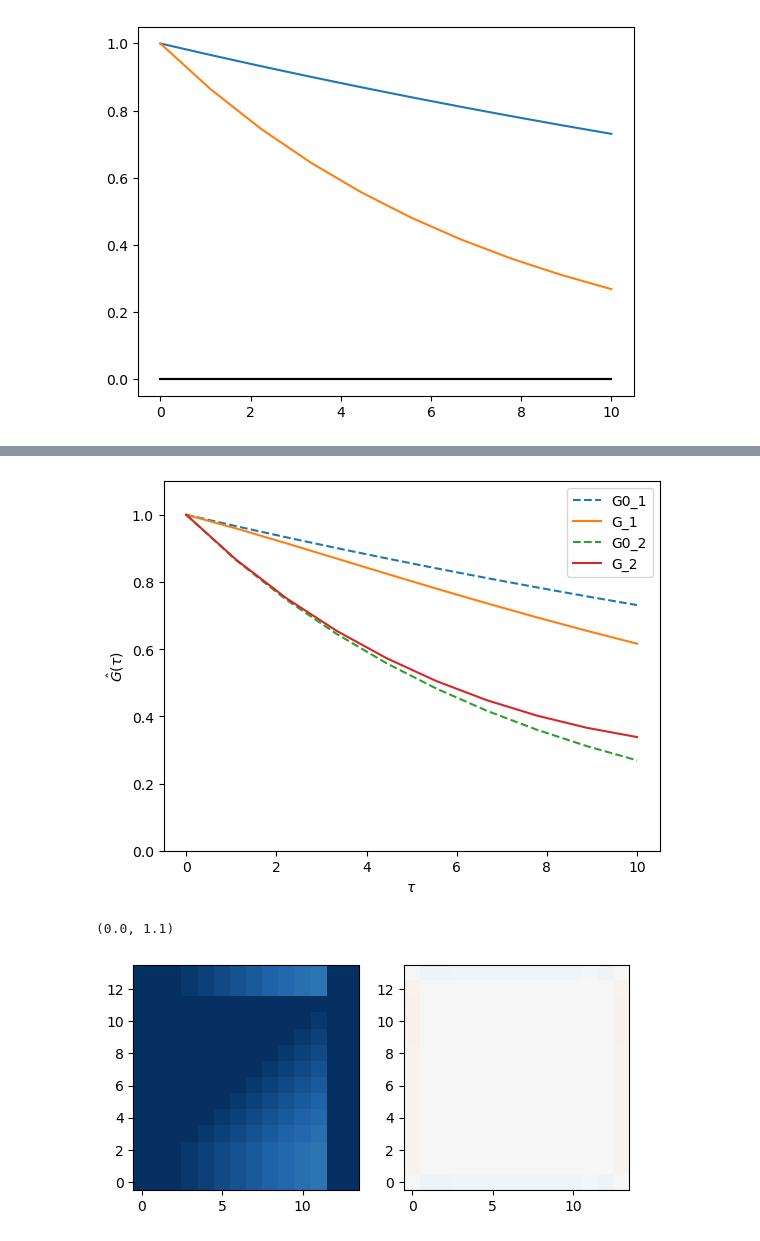
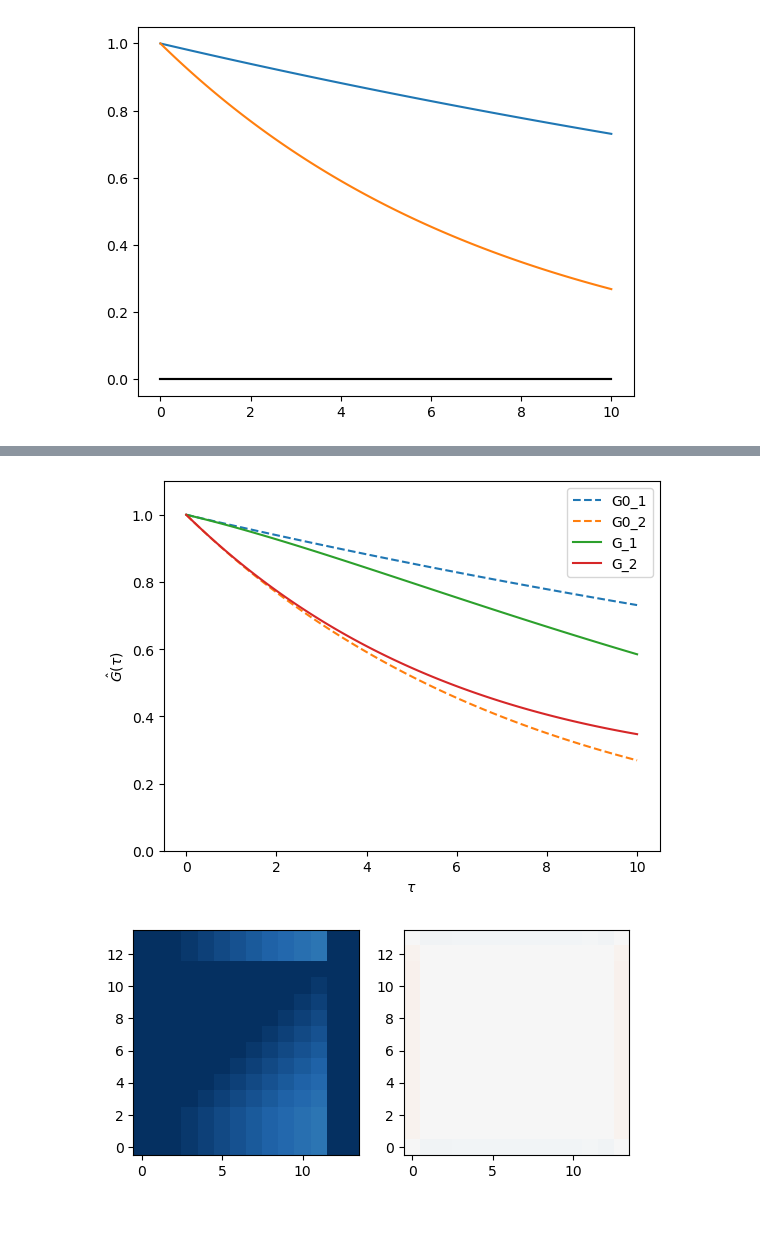
Before and after one commit to krivenko/QInchworm.jl, a Jupyter notebook: experiments/First order inch.ipynb, the cells around one changed output, grey strips where cells are left out. Saved outputs shown, nothing was run; the diff lists cells and outputs as text; code cells hidden in the pictures.

```diff
--- a/experiments/First order inch.ipynb
+++ b/experiments/First order inch.ipynb
@@ -40,5 +40,5 @@ import Keldysh; kd = Keldysh;
 # Real-time Kadanoff-Baym contour
 
 contour = kd.twist(kd.Contour(kd.full_contour, tmax=1., β=β));
-grid = kd.TimeGrid(contour, npts_real=2, npts_imag=10);
+grid = kd.TimeGrid(contour, npts_real=2, npts_imag=100);
 # %% [markdown]
@@ -230,25 +267,23 @@ for (fidx, τ_f) in enumerate(tau_grid[2:end])
     end
 end
 # %%
-for (s, (G0_s, G_s)) in enumerate(zip(G0, G))
+for (s, G0_s) in enumerate(G0)
     g0_s = G0_s[kd.imaginary_branch, kd.imaginary_branch]
     g0_s = vcat(g0_s[:, 1]...)
+    plt.plot(τ, real(g0_s), "--", label="G0_$(s)")
+end
 
+for (s, G_s) in enumerate(G)
     g_s = G_s[kd.imaginary_branch, kd.imaginary_branch]
     g_s = vcat(g_s[:, 1]...)
-
-    plt.plot(τ, real(g0_s), "--", label="G0_$(s)")
     plt.plot(τ, real(g_s), "-", label="G_$(s)")
-    #plt.plot(τ, imag(g0_s), "-k")
 end
 
 plt.xlabel(plt.L"$\tau$")
 plt.ylabel(plt.L"$\hat{G}(\tau)$");
-plt.legend();
-plt.ylim([0, 1.1])
+plt.legend(); plt.ylim([0, 1.1]);
 # %% [output]
-[figure, old version]
+[figure, new version]
-(0.0, 1.1)
 # %%
 extent = nothing
 function plot2d(data; extent = nothing)
```
Also changed, not shown: parts of 7 cells of this notebook.
